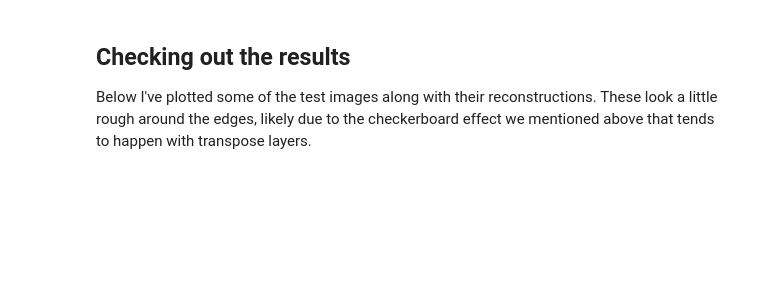
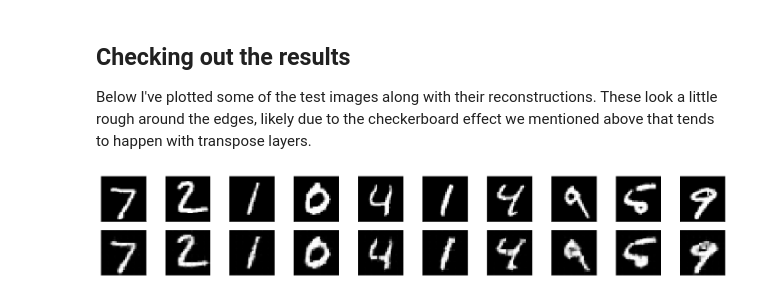
Before and after one commit to Kshitij09/deep-learning-v2-pytorch, a Jupyter notebook: autoencoder/convolutional-autoencoder/Convolutional_Autoencoder_Exercise.ipynb, the cells around one changed output. Saved outputs shown, nothing was run; the diff lists cells and outputs as text; code cells hidden in the pictures; blank space fills up the shorter version.

Commit message:
Add new solutions
* Add solution for Autoencoder, Upsampling AutoEncoder
* Add solution for Character RNN
* Ignoring data and .pt files

Signed-off by: Kshitij Patil <kshitijpatil98@gmail.com>

```diff
--- a/autoencoder/convolutional-autoencoder/Convolutional_Autoencoder_Exercise.ipynb
+++ b/autoencoder/convolutional-autoencoder/Convolutional_Autoencoder_Exercise.ipynb
@@ -20,13 +20,15 @@ import numpy as np
 from torchvision import datasets
 import torchvision.transforms as transforms
 
+device = torch.device('cuda:0' if torch.cuda.is_available() else 'cpu')
+
 # convert data to torch.FloatTensor
 transform = transforms.ToTensor()
 
 # load the training and test datasets
-train_data = datasets.MNIST(root='data', train=True,
+train_data = datasets.MNIST(root='~/.pytorch/MNIST_data', train=True,
                                    download=True, transform=transform)
-test_data = datasets.MNIST(root='data', train=False,
+test_data = datasets.MNIST(root='~/.pytorch/MNIST_data', train=False,
                                   download=True, transform=transform)
 # %%
 # Create training and test dataloaders
@@ -91,17 +96,28 @@ class ConvAutoencoder(nn.Module):
     def __init__(self):
         super(ConvAutoencoder, self).__init__()
         ## encoder layers ##
-
-
+        self.conv1 = nn.Conv2d(1,16,kernel_size=(3,3),padding=1,bias=False)
+        self.bn1 = nn.BatchNorm2d(16)
+        self.conv2 = nn.Conv2d(16,4,kernel_size=(3,3),padding=1,bias=False)
+        self.bn2 = nn.BatchNorm2d(4)
+        self.maxpool = nn.MaxPool2d(kernel_size=2,stride=2)
         ## decoder layers ##
         ## a kernel of 2 and a stride of 2 will increase the spatial dims by 2
         self.t_conv1 = nn.ConvTranspose2d(4, 16, 2, stride=2)
+        self.t_conv2 = nn.ConvTranspose2d(16, 1, 2, stride=2)
 
 
     def forward(self, x):
         ## encode ##
+        x = F.relu(self.bn1(self.conv1(x)))
+        x = self.maxpool(x)
+        x = F.relu(self.bn2(self.conv2(x)))
+        x = self.maxpool(x)
+        ## decode ##
 
-        ## decode ##
+        x = F.relu(self.bn1(self.t_conv1(x)))
+        x = torch.sigmoid(self.t_conv2(x))
+
         ## apply ReLu to all hidden layers *except for the output layer
         ## apply a sigmoid to the output layer
 
@@ -110,4 +126,4 @@ class ConvAutoencoder(nn.Module):
 
 # initialize the NN
 model = ConvAutoencoder()
-print(model)
+model.to(device)
@@ -170,24 +215,26 @@ Below I've plotted some of the test images along with their reconstructions. The
 # %%
 # obtain one batch of test images
 dataiter = iter(test_loader)
 images, labels = dataiter.next()
 
 # get sample outputs
-output = model(images)
+output = model(images.cuda())
 # prep images for display
-images = images.numpy()
+images = images.cpu().numpy()
 
 # output is resized into a batch of iages
 output = output.view(batch_size, 1, 28, 28)
 # use detach when it's an output that requires_grad
-output = output.detach().numpy()
+output = output.cpu().detach().numpy()
 
 # plot the first ten input images and then reconstructed images
 fig, axes = plt.subplots(nrows=2, ncols=10, sharex=True, sharey=True, figsize=(25,4))
 
 # input images on top row, reconstructions on bottom
 for images, row in zip([images, output], axes):
     for img, ax in zip(images, row):
         ax.imshow(np.squeeze(img), cmap='gray')
         ax.get_xaxis().set_visible(False)
         ax.get_yaxis().set_visible(False)
+# %% [output]
+[figure, added]
```
Also changed, not shown: parts of 3 cells of this notebook, 3 other files.
